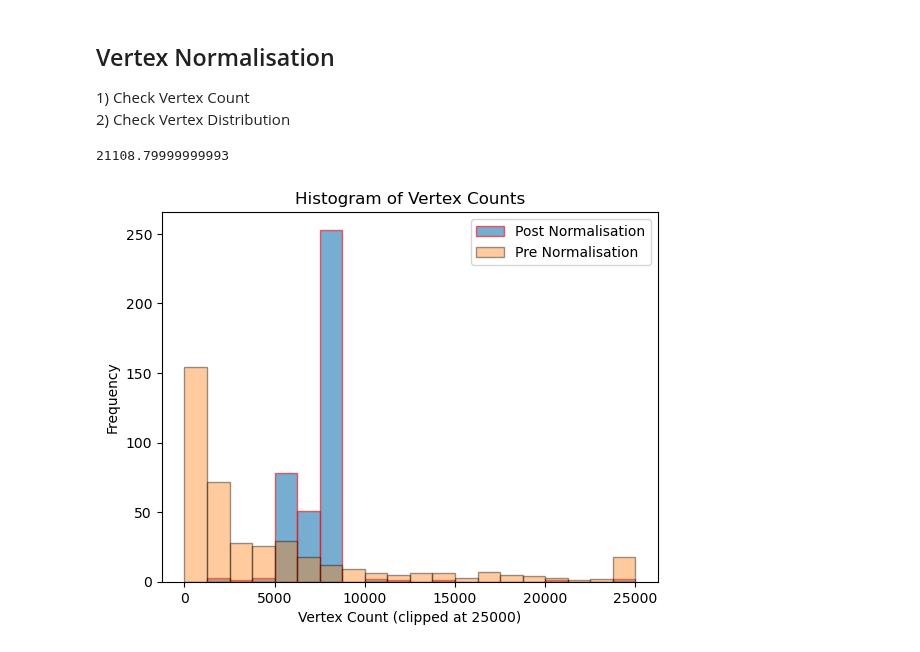
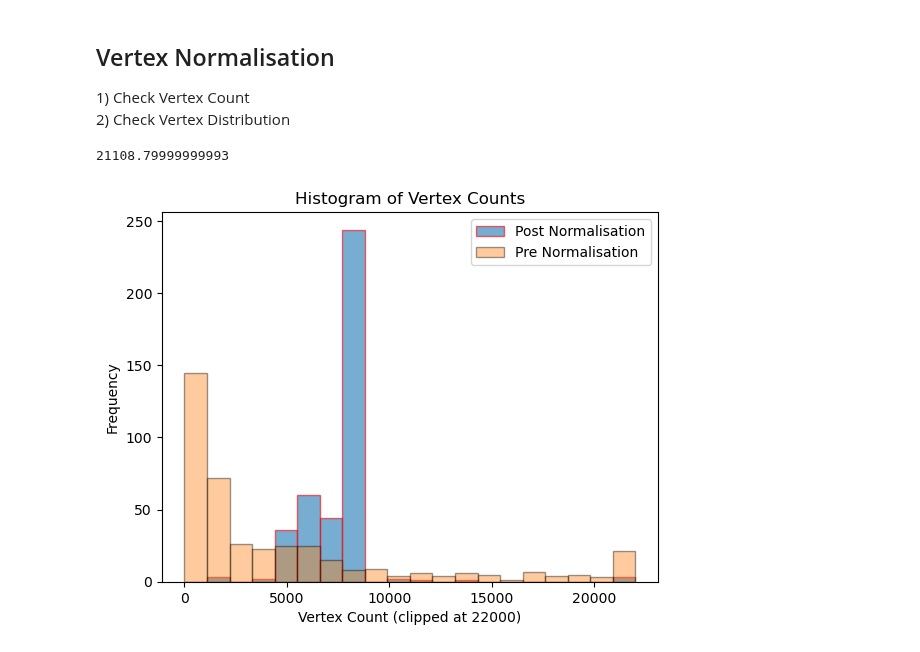
Before and after one commit to maria-raluca-st/INFOMR-final-project, a Jupyter notebook: mmdbs/preprocessing.ipynb, the cells around one changed output. Saved outputs shown, nothing was run; the diff lists cells and outputs as text; code cells hidden in the pictures.

```diff
--- a/mmdbs/preprocessing.ipynb
+++ b/mmdbs/preprocessing.ipynb
@@ -439,7 +439,7 @@ print(df)
 # %%
 # origDF = pd.read_csv("metadata.csv")
 # normDF = pd.read_csv("normMetadata.csv")
-origDF = pd.read_csv("subset_metadata.csv")
+origDF = pd.read_csv("metadata_subset.csv")
 normDF = pd.read_csv("normCorrMetadata_subset.csv")
 # %%
 origDF["Eigenvalue"] = normDF["Prev Eigenvalue"]
@@ -625,34 +631,34 @@ Min of Sizes (Original, Normalized): 0.18067299999999997 - 0.99999988 - ../shape
 # %%
 origDist = origDF["Vertices"]
 normDist = normDF["Vertices"]
 print(np.quantile(origDist,0.95))
 #Get Outliers
 maxindOrig = np.argmax(origDist)
 minindOrig = np.argmin(origDist)
 maxindNorm = np.argmax(normDist)
 minindNorm = np.argmin(normDist)
 
-plt.hist(np.clip(normDist, 0, 25000), bins=20, edgecolor='red',alpha=0.6,label='Post Normalisation',range=[0,25000])
-plt.hist(np.clip(origDist, 0, 25000), bins=20, edgecolor='black',alpha=0.4,label='Pre Normalisation',range=[0,25000])
+plt.hist(np.clip(normDist, 0, 22000), bins=20, edgecolor='red',alpha=0.6,label='Post Normalisation',range=[0,22000])
+plt.hist(np.clip(origDist, 0, 22000), bins=20, edgecolor='black',alpha=0.4,label='Pre Normalisation',range=[0,22000])
 plt.legend()
 
 # Adding labels and title
-plt.xlabel('Vertex Count (clipped at 25000)')
+plt.xlabel('Vertex Count (clipped at 22000)')
 plt.ylabel('Frequency')
 plt.title('Histogram of Vertex Counts')
 
 # Display the histogram
 plt.show()
 
 
 print(f"Mean # of vertices (Original, Normalized): {np.mean(origDist)} - {np.mean(normDist)}")
 print(f"Median # of vertices (Original, Normalized): {np.median(origDist)} - {np.median(normDist)}")
 
 print(f"SD of #of vertices (Original, Normalized): {np.std(origDist)} - {np.std(normDist)}")
 print(f"Max of # of vertices (Original, Normalized): {np.max(origDist)} - {np.max(normDist)} - {origDF.iloc[maxindOrig]['Path']}, {normDF.iloc[maxindNorm]['New Path']}")
 print(f"Min of # of vertices (Original, Normalized): {np.min(origDist)} - {np.min(normDist)} - {origDF.iloc[minindOrig]['Path']}, {normDF.iloc[minindNorm]['New Path']}")
 # %% [output]
 21108.79999999993
-[figure, old version]
+[figure, new version]
 Mean # of vertices (Original, Normalized): 5556.492753623188 - 7701.909090909091
 Median # of vertices (Original, Normalized): 1932.5 - 7998.0
```
Also changed, not shown: parts of 8 cells of this notebook, 4 other files.
